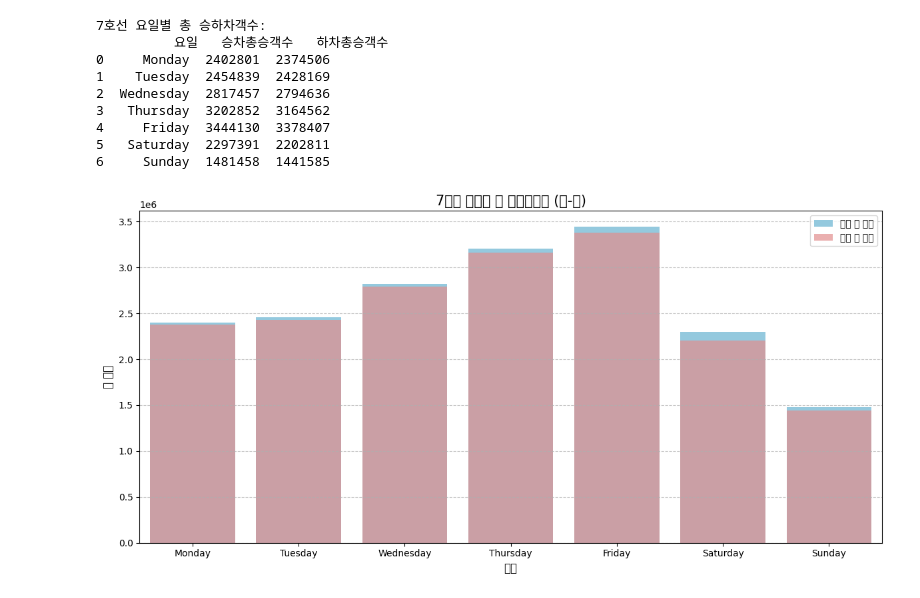
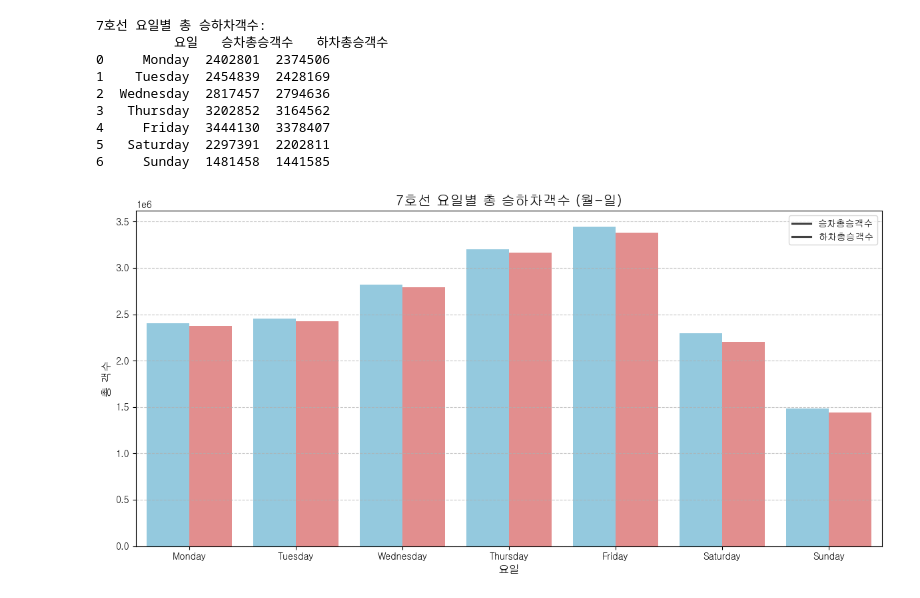
Before and after one commit to sjun4040/Subway_line7_pattern_analysis, a Jupyter notebook: SUBWAY.ipynb, the cells around one changed output. Saved outputs shown, nothing was run; the diff lists cells and outputs as text; code cells hidden in the pictures.

```diff
--- a/SUBWAY.ipynb
+++ b/SUBWAY.ipynb
@@ -5,6 +5,8 @@ import pandas as pd
 import numpy as np
 import matplotlib.pyplot as plt
 import seaborn as sns
+plt.rcParams['font.family'] = 'Gulim'
+plt.rcParams['axes.unicode_minus'] = False
 # %%
 df = pd.read_csv('./data/CARD_SUBWAY_MONTH_202505 (1).csv', index_col= False)
 df
@@ -143,16 +145,29 @@ print(line_7_daily_total)
 5   Saturday  2297391  2202811
 6     Sunday  1481458  1441585
 # %%
-# 요일벼 총 승하차승객수 시각화
+line_7_melted = pd.melt(line_7_daily_total,
+                        id_vars=['요일'],
+                        value_vars=['승차총승객수', '하차총승객수'],
+                        var_name='구분',
+                        value_name='총 객수')
+
+
 plt.figure(figsize=(12, 6))
-sns.barplot(x='요일', y='승차총승객수', data=line_7_daily_total, color='skyblue', label='승차 총 객수')
-sns.barplot(x='요일', y='하차총승객수', data=line_7_daily_total, color='lightcoral', label='하차 총 객수', alpha=0.7)
+sns.barplot(x='요일',
+            y='총 객수',
+            hue='구분',
+            data=line_7_melted,
+            palette={'승차총승객수': 'skyblue', '하차총승객수': 'lightcoral'})
+
+
+plt.legend(title='', labels=['승차총승객수', '하차총승객수'])
+
+
 plt.title('7호선 요일별 총 승하차객수 (월-일)', fontsize=15)
 plt.xlabel('요일', fontsize=12)
 plt.ylabel('총 객수', fontsize=12)
-plt.legend(fontsize=10)
 plt.grid(axis='y', linestyle='--', alpha=0.7)
 plt.tight_layout()
 plt.show()
 # %% [output]
-[figure, old version]
+[figure, new version]
```
Also changed, not shown: parts of 5 cells of this notebook.
